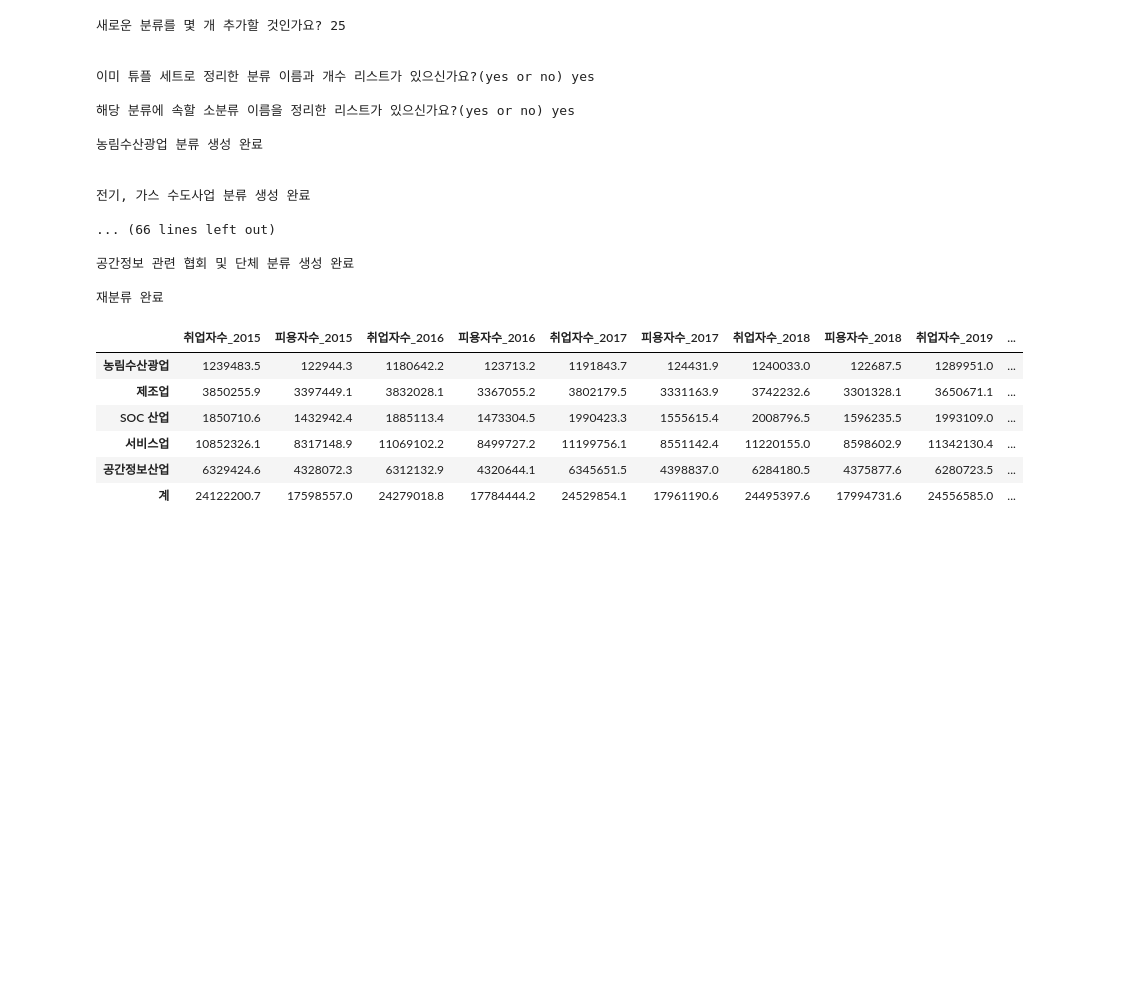
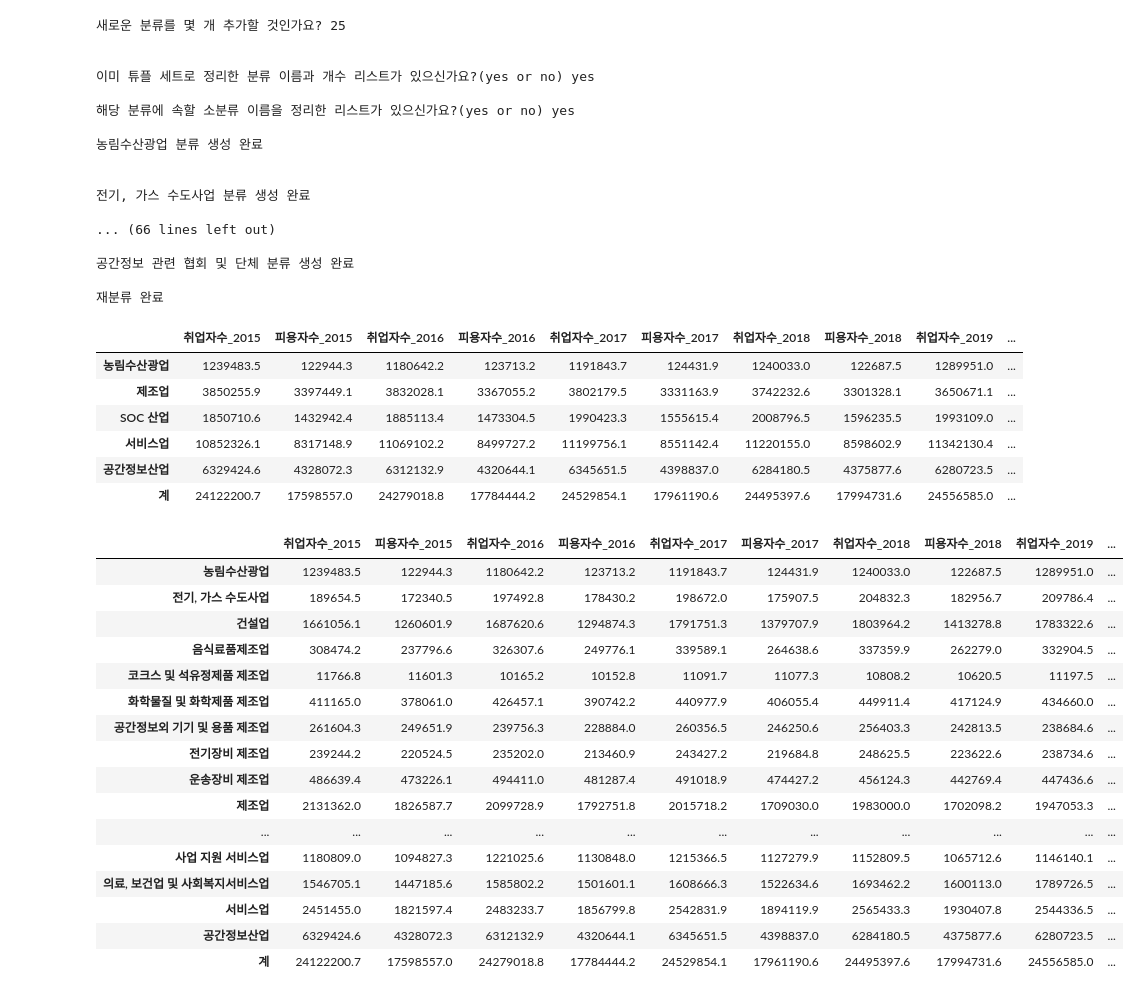
Before and after one commit to ehddy/spatial_information_project, a Jupyter notebook: 고용표 전처리 .ipynb, the cells around one changed output. Cells and saved outputs as stored; diff of their text form; code cells hidden in the pictures; blank space fills up the shorter version.

```diff
--- a/고용표 전처리 .ipynb
+++ b/고용표 전처리 .ipynb
@@ -395,6 +423,26 @@ five_data
 data_37.drop('대분류', axis=1, inplace=True)
 # %%
 twenty_data, twenty_name = groupping(data_37, twenty_dict, twenty_name, 20)
+# %%
+twenty_data
+# %% [output]
+|  | 취업자수_2015 | 피용자수_2015 | 취업자수_2016 | 피용자수_2016 | 취업자수_2017 | 피용자수_2017 | 취업자수_2018 | 피용자수_2018 | 취업자수_2019 | ... |
+| 농림수산광업 | 1239483.5 | 122944.3 | 1180642.2 | 123713.2 | 1191843.7 | 124431.9 | 1240033.0 | 122687.5 | 1289951.0 | ... |
+| 전기, 가스 수도사업 | 189654.5 | 172340.5 | 197492.8 | 178430.2 | 198672.0 | 175907.5 | 204832.3 | 182956.7 | 209786.4 | ... |
+| 건설업 | 1661056.1 | 1260601.9 | 1687620.6 | 1294874.3 | 1791751.3 | 1379707.9 | 1803964.2 | 1413278.8 | 1783322.6 | ... |
+| 음식료품제조업 | 308474.2 | 237796.6 | 326307.6 | 249776.1 | 339589.1 | 264638.6 | 337359.9 | 262279.0 | 332904.5 | ... |
+| 코크스 및 석유정제품 제조업 | 11766.8 | 11601.3 | 10165.2 | 10152.8 | 11091.7 | 11077.3 | 10808.2 | 10620.5 | 11197.5 | ... |
+| 화학물질 및 화학제품 제조업 | 411165.0 | 378061.0 | 426457.1 | 390742.2 | 440977.9 | 406055.4 | 449911.4 | 417124.9 | 434660.0 | ... |
+| 공간정보외 기기 및 용품 제조업 | 261604.3 | 249651.9 | 239756.3 | 228884.0 | 260356.5 | 246250.6 | 256403.3 | 242813.5 | 238684.6 | ... |
+| 전기장비 제조업 | 239244.2 | 220524.5 | 235202.0 | 213460.9 | 243427.2 | 219684.8 | 248625.5 | 223622.6 | 238734.6 | ... |
+| 운송장비 제조업 | 486639.4 | 473226.1 | 494411.0 | 481287.4 | 491018.9 | 474427.2 | 456124.3 | 442769.4 | 447436.6 | ... |
+| 제조업 | 2131362.0 | 1826587.7 | 2099728.9 | 1792751.8 | 2015718.2 | 1709030.0 | 1983000.0 | 1702098.2 | 1947053.3 | ... |
+| ... | ... | ... | ... | ... | ... | ... | ... | ... | ... | ... |
+| 사업 지원 서비스업 | 1180809.0 | 1094827.3 | 1221025.6 | 1130848.0 | 1215366.5 | 1127279.9 | 1152809.5 | 1065712.6 | 1146140.1 | ... |
+| 의료, 보건업 및 사회복지서비스업 | 1546705.1 | 1447185.6 | 1585802.2 | 1501601.1 | 1608666.3 | 1522634.6 | 1693462.2 | 1600113.0 | 1789726.5 | ... |
+| 서비스업 | 2451455.0 | 1821597.4 | 2483233.7 | 1856799.8 | 2542831.9 | 1894119.9 | 2565433.3 | 1930407.8 | 2544336.5 | ... |
+| 공간정보산업 | 6329424.6 | 4328072.3 | 6312132.9 | 4320644.1 | 6345651.5 | 4398837.0 | 6284180.5 | 4375877.6 | 6280723.5 | ... |
+| 계 | 24122200.7 | 17598557.0 | 24279018.8 | 17784444.2 | 24529854.1 | 17961190.6 | 24495397.6 | 17994731.6 | 24556585.0 | ... |
 # %%
 data_37.drop('대분류', axis=1, inplace=True)
 # %%
```
Also changed, not shown: parts of 4 cells of this notebook, 18 other files.
